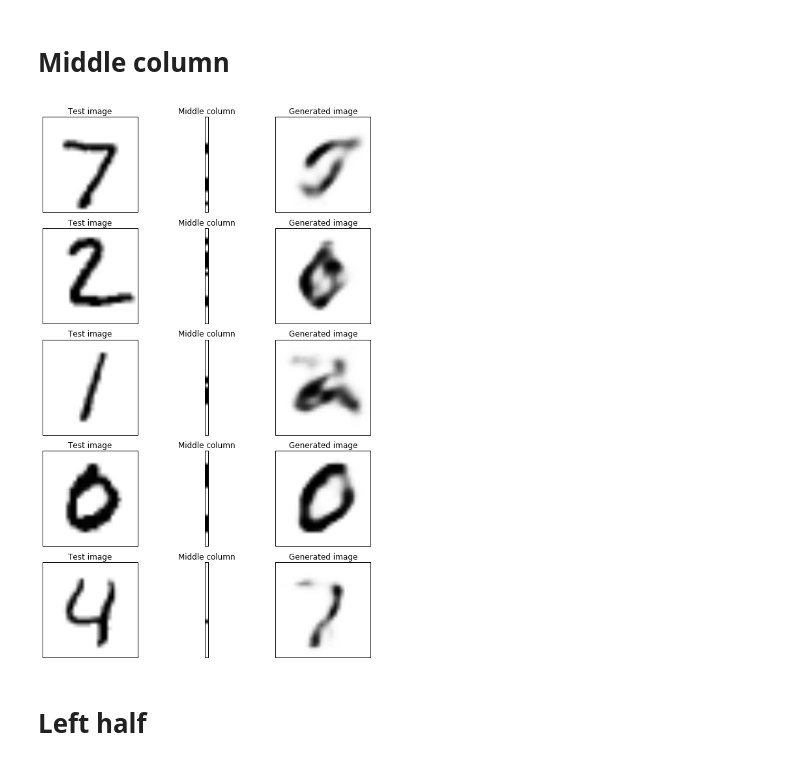
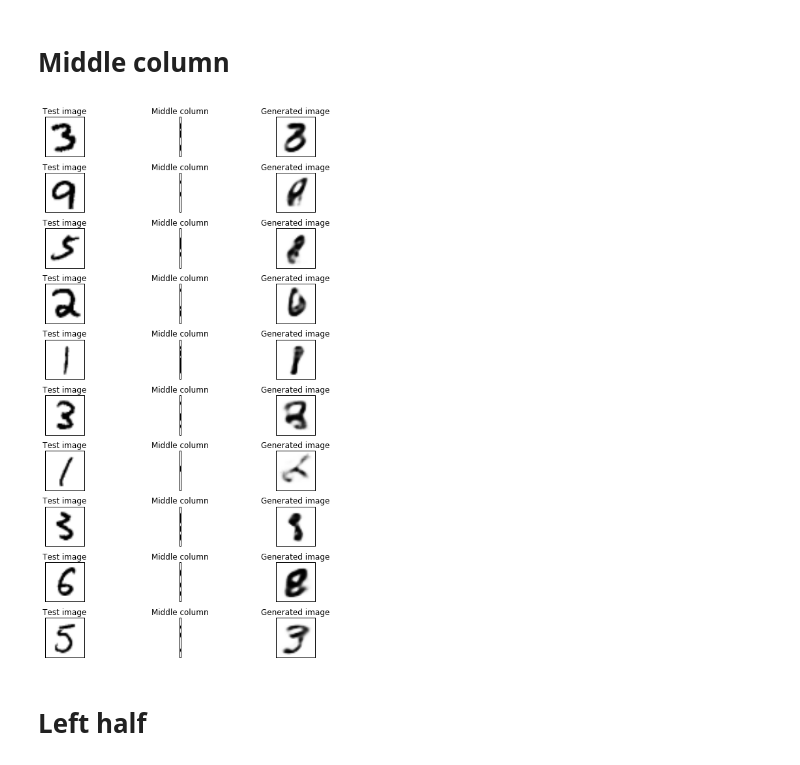
Before and after one commit to Jianbo-Lab/deep-learning-project, a Jupyter notebook: notebook/fc_cvae.ipynb, the cells around one changed output. Saved outputs shown, nothing was run; the diff lists cells and outputs as text; code cells hidden in the pictures.

```diff
--- a/notebook/fc_cvae.ipynb
+++ b/notebook/fc_cvae.ipynb
@@ -50,30 +50,30 @@ model = Conditional_Variational_Autoencoder(sess, build_encoder, build_decoder,
 # %%
 images, _ = mnist.test.next_batch(100)
 info = get_middle_column(images)
 generated_images = model.generate(num=100, info=info)
 
-num_show = 5
+num_show = 10
 fig = plt.figure(figsize=(8,12))
 for i in xrange(num_show):
     plt.subplot(num_show, 3, 3*i+1)
     plt.imshow(images[i,].reshape(28, 28), cmap='gray_r')
     plt.title('Test image')
     plt.xticks([])
     plt.yticks([])
     plt.subplot(num_show, 3, 3*i+2)
     plt.imshow(info[i,].reshape(28,1), cmap='gray_r')
     plt.title('Middle column')
     plt.xticks([])
     plt.yticks([])
     plt.subplot(num_show, 3, 3*i+3)
     plt.imshow(generated_images[i,].reshape(28,28), cmap='gray_r')
     plt.title('Generated image')
     plt.xticks([])
     plt.yticks([])
 plt.tight_layout()
 plt.show()
 # %% [output]
-[figure, old version]
+[figure, new version]
 # %%
 sess.close()
 tf.reset_default_graph()
```
Also changed, not shown: parts of 2 cells of this notebook, 1 other file.
